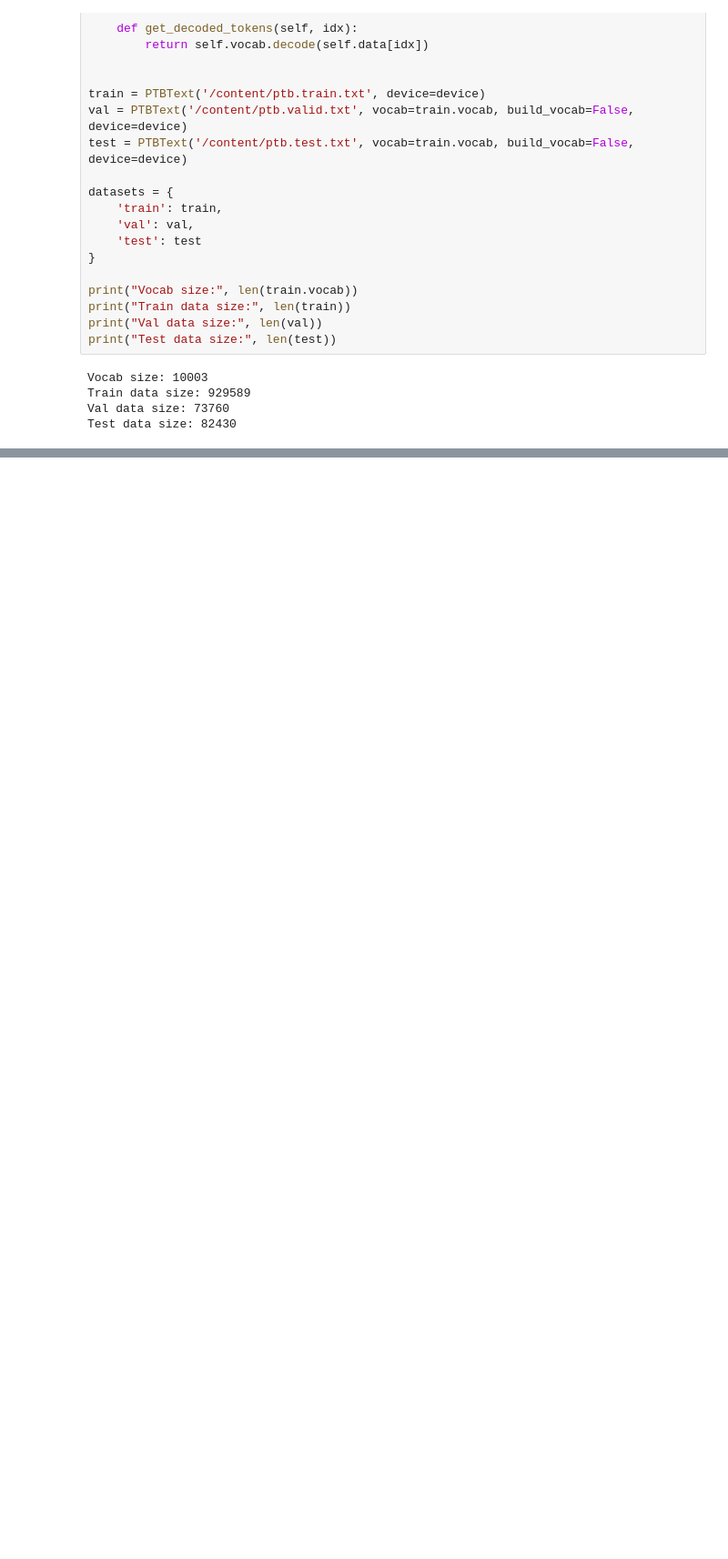
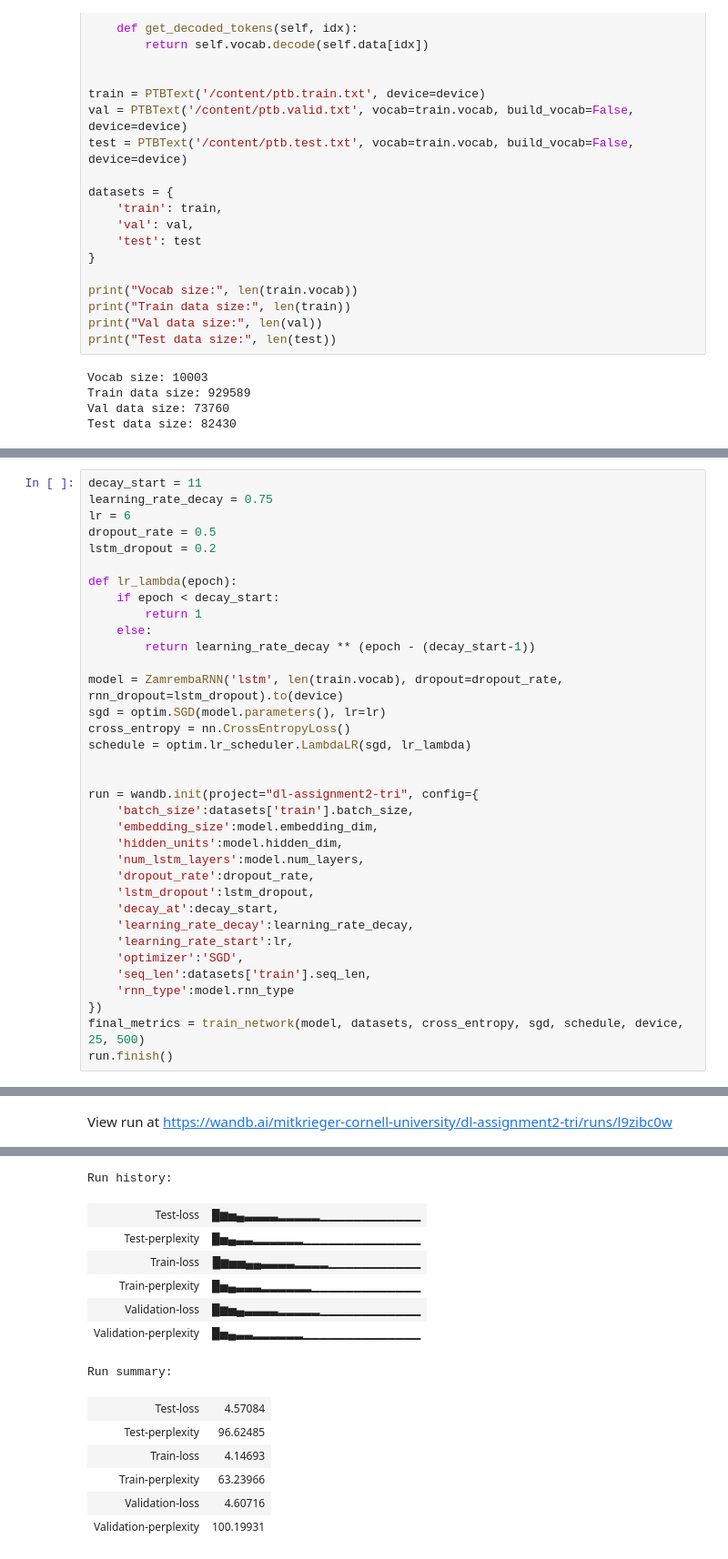
Before and after one commit to mitkrieg/dl-assignment-2, a Jupyter notebook: assignment2_practical.ipynb, the cells around one changed output, grey strips where cells are left out. Shown: that part at 91% size. Drawn from its saved outputs; the diff is of its cells as text; blank space fills up the shorter version.

```diff
--- a/assignment2_practical.ipynb
+++ b/assignment2_practical.ipynb
@@ -316,0 +380,36 @@ len(train.vocab)
+# %%
+decay_start = 11
+learning_rate_decay = 0.75
+lr = 6
+dropout_rate = 0.5
+lstm_dropout = 0.2
+
+def lr_lambda(epoch):
+    if epoch < decay_start:
+        return 1
+    else:
+        return learning_rate_decay ** (epoch - (decay_start-1))
+
+model = ZamrembaRNN('lstm', len(train.vocab), dropout=dropout_rate, rnn_dropout=lstm_dropout).to(device)
+sgd = optim.SGD(model.parameters(), lr=lr)
+cross_entropy = nn.CrossEntropyLoss()
+schedule = optim.lr_scheduler.LambdaLR(sgd, lr_lambda)
+
+
+run = wandb.init(project="dl-assignment2-tri", config={
+    'batch_size':datasets['train'].batch_size,
+    'embedding_size':model.embedding_dim,
+    'hidden_units':model.hidden_dim,
+    'num_lstm_layers':model.num_layers,
+    'dropout_rate':dropout_rate,
+    'lstm_dropout':lstm_dropout,
+    'decay_at':decay_start,
+    'learning_rate_decay':learning_rate_decay,
+    'learning_rate_start':lr,
+    'optimizer':'SGD',
+    'seq_len':datasets['train'].seq_len,
+    'rnn_type':model.rnn_type
+})
+final_metrics = train_network(model, datasets, cross_entropy, sgd, schedule, device, 25, 500)
+run.finish()
+# %% [output]
@@ -316,0 +420 @@ len(train.vocab)
+View run at https://wandb.ai/mitkrieger-cornell-university/dl-assignment2-tri/runs/l9zibc0w
@@ -316,0 +438,14 @@ len(train.vocab)
+Run history:
+| Test-loss | █▆▅▄▃▃▃▃▂▂▂▂▂▁▁▁▁▁▁▁▁▁▁▁▁ |
+| Test-perplexity | █▅▄▃▃▂▂▂▂▂▂▁▁▁▁▁▁▁▁▁▁▁▁▁▁ |
+| Train-loss | █▆▅▅▄▄▃▃▃▃▂▂▂▂▁▁▁▁▁▁▁▁▁▁▁ |
+| Train-perplexity | █▅▄▃▃▃▂▂▂▂▂▂▁▁▁▁▁▁▁▁▁▁▁▁▁ |
+| Validation-loss | █▆▅▄▃▃▃▃▂▂▂▂▂▁▁▁▁▁▁▁▁▁▁▁▁ |
+| Validation-perplexity | █▅▄▃▃▂▂▂▂▂▂▁▁▁▁▁▁▁▁▁▁▁▁▁▁ |
+Run summary:
+| Test-loss | 4.57084 |
+| Test-perplexity | 96.62485 |
+| Train-loss | 4.14693 |
+| Train-perplexity | 63.23966 |
+| Validation-loss | 4.60716 |
+| Validation-perplexity | 100.19931 |
```
Also changed, not shown: parts of 22 cells of this notebook.
